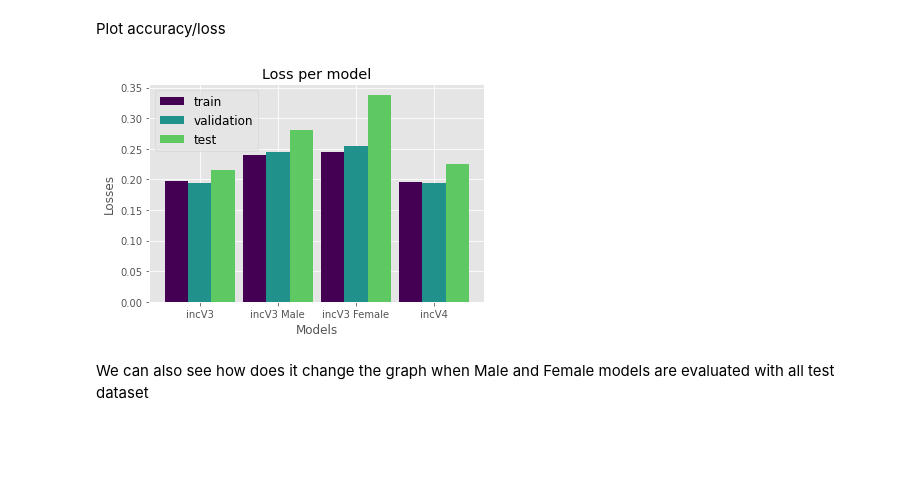
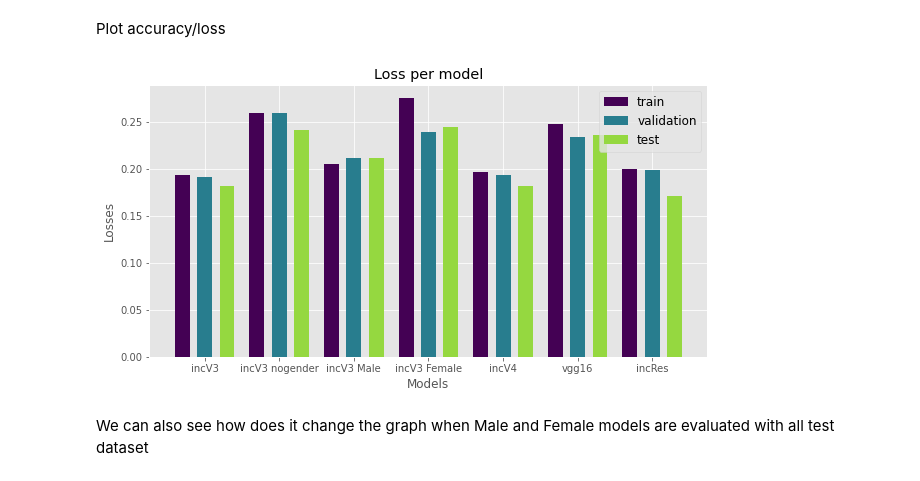
Before and after one commit to tommilotta/BoneAgePrediction, a Jupyter notebook: regression_model.ipynb, the cells around one changed output. Saved outputs shown, nothing was run; the diff lists cells and outputs as text; code cells hidden in the pictures; blank space fills up the shorter version.

```diff
--- a/regression_model.ipynb
+++ b/regression_model.ipynb
@@ -773,7 +1203,7 @@ Visualize predictions
 fig, axs = plt.subplots(3, 2, figsize=(8, 12))
 [ax.axis('off') for ax in axs.flatten()]
 
-indexes = np.random.randint(0, test_df.shape[0], size=4)
+indexes = np.random.randint(0, test_df.shape[0], size=3)
 for i, ax in enumerate(axs):
   ind = indexes[i]
   name = test_df.loc[ind, 'image'].split('/')[-1]
@@ -854,28 +1299,34 @@ plt.style.use('ggplot') # R like
 # plt.style.use('fivethirtyeight')
 # plt.style.use('default')
 # %%
-def plot_bars(values, color, title, xlabel, ylabel, values_2=None, values_3=None):
-  # bars = ['incV3', 'incV4', 'simple_conv', 'vgg16']
-  bars = ['incV3', 'incV3 Male', 'incV3 Female', 'incV4']
-  x_pos = np.arange(len(bars))
+models = ['incV3', 'incV3 nogender', 'incV3 Male', 'incV3 Female', 'incV4', 'vgg16', 'incRes']
+
+def plot_bars(values, color, title, xlabel, ylabel, values_2=None, values_3=None, annotate=True):
+  x_pos = np.arange(len(models))
 
   if values_3:
+    fig, ax = plt.subplots(figsize=(10, 5))
     # plot data in grouped manner of bar type
-    plt.bar(x_pos-0.3, values, 0.3, color=colors[0])
-    plt.bar(x_pos, values_2, 0.3, color=colors[2])
-    plt.bar(x_pos+0.3, values_3, 0.3, color=colors[3])
+    plt.bar(x_pos-0.3, values, 0.2, color=colors[0])
+    plt.bar(x_pos, values_2, 0.2, color=colors[int(len(colors)/2)])
+    plt.bar(x_pos+0.3, values_3, 0.2, color=colors[-1])
     plt.legend(['train', 'validation', 'test'])
   elif values_2:
+    fig, ax = plt.subplots(figsize=(8, 5))
     # plot data in grouped manner of bar type
     plt.bar(x_pos-0.2, values, 0.4, color=colors[1])
     plt.bar(x_pos+0.2, values_2, 0.4, color=colors[3])
     plt.legend(['train', 'validation'])
   else:
-    plt.bar(x_pos, values, color=colors)
+    fig, ax = plt.subplots(figsize=(8, 5))
+    plots = plt.bar(x_pos, values, color=colors)
+    if annotate:
+      for i in range(len(models)):
+        plt.annotate(int(values[i]), (x_pos[i], values[i]), ha='center', va='center',
+                    size=10, xytext=(0,5), textcoords='offset points')
 
-  plt.xticks(x_pos, bars)
+  plt.xticks(x_pos, models)
   plt.title(title)
   plt.xlabel(xlabel)
   plt.ylabel(ylabel)
-  # plt.legend(["Round 1", "Round 2", "Round 3"])
   plt.show()
@@ -882,3 +1335,7 @@ def plot_bars(values, color, title, xlabel, ylabel, values_2=None, values_3=None
+# %%
+ind = [np.argmin(incV3_logs['val_loss']), np.argmin(incV3nog_logs['val_loss']), np.argmin(incV3M_logs['val_loss']),
+       np.argmin(incV3F_logs['val_loss']), np.argmin(incV4_logs['val_loss']), np.argmin(vgg16_logs['val_loss']),
+       np.argmin(incres_logs['val_loss'])]
 # %% [markdown]
 Plot #parameters
 # %%
@@ -902,15 +1358,17 @@ plot_bars(tr_times, colors, 'Training time per model', 'Models', 'Training times
 # %% [markdown]
 Plot accuracy/loss
 # %%
-losses = [incV3_loss, list(incV3M_logs['loss'])[-1],
-          list(incV3F_logs['loss'])[-1], list(incV4_logs['loss'])[-1]]
-val_losses = [incV3_val_loss, list(incV3M_logs['val_loss'])[-1],
-          list(incV3F_logs['val_loss'])[-1], list(incV4_logs['val_loss'])[-1]]
-test_losses = [incV3_test[0], incV3M_test[0], incV3F_test[0], incV4_test[0]]
+losses = [list(incV3_logs['loss'])[ind[0]], list(incV3nog_logs['loss'])[ind[1]], list(incV3M_logs['loss'])[ind[2]],
+          list(incV3F_logs['loss'])[ind[3]], list(incV4_logs['loss'])[ind[4]], list(vgg16_logs['loss'])[ind[5]],
+          list(incres_logs['loss'])[ind[6]]]
+val_losses = [list(incV3_logs['val_loss'])[ind[0]], list(incV3nog_logs['val_loss'])[ind[1]], list(incV3M_logs['val_loss'])[ind[2]],
+          list(incV3F_logs['val_loss'])[ind[3]], list(incV4_logs['val_loss'])[ind[4]], list(vgg16_logs['val_loss'])[ind[5]],
+          list(incres_logs['val_loss'])[ind[6]]]
+test_losses = [incV3_test[0], incV3nog_test[0], incV3M_test[0], incV3F_test[0], incV4_test[0], vgg16_test[0], incres_test[0]]
 
 plot_bars(losses, colors, 'Loss per model', 'Models', 'Losses', val_losses, test_losses)
 # %% [output]
-[figure, old version]
+[figure, new version]
 # %% [markdown]
 We can also see how does it change the graph when Male and Female models are evaluated with all test dataset
 # %%
```
Also changed, not shown: parts of 103 cells of this notebook.
